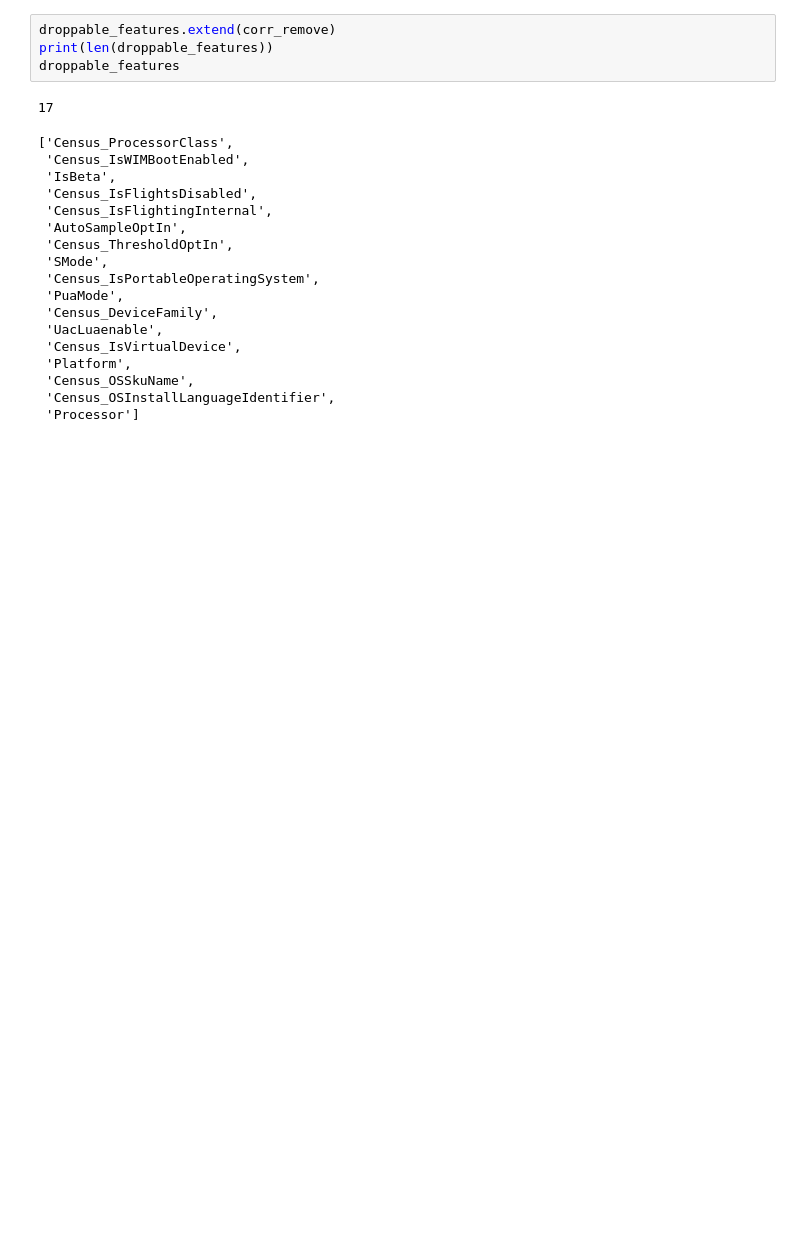
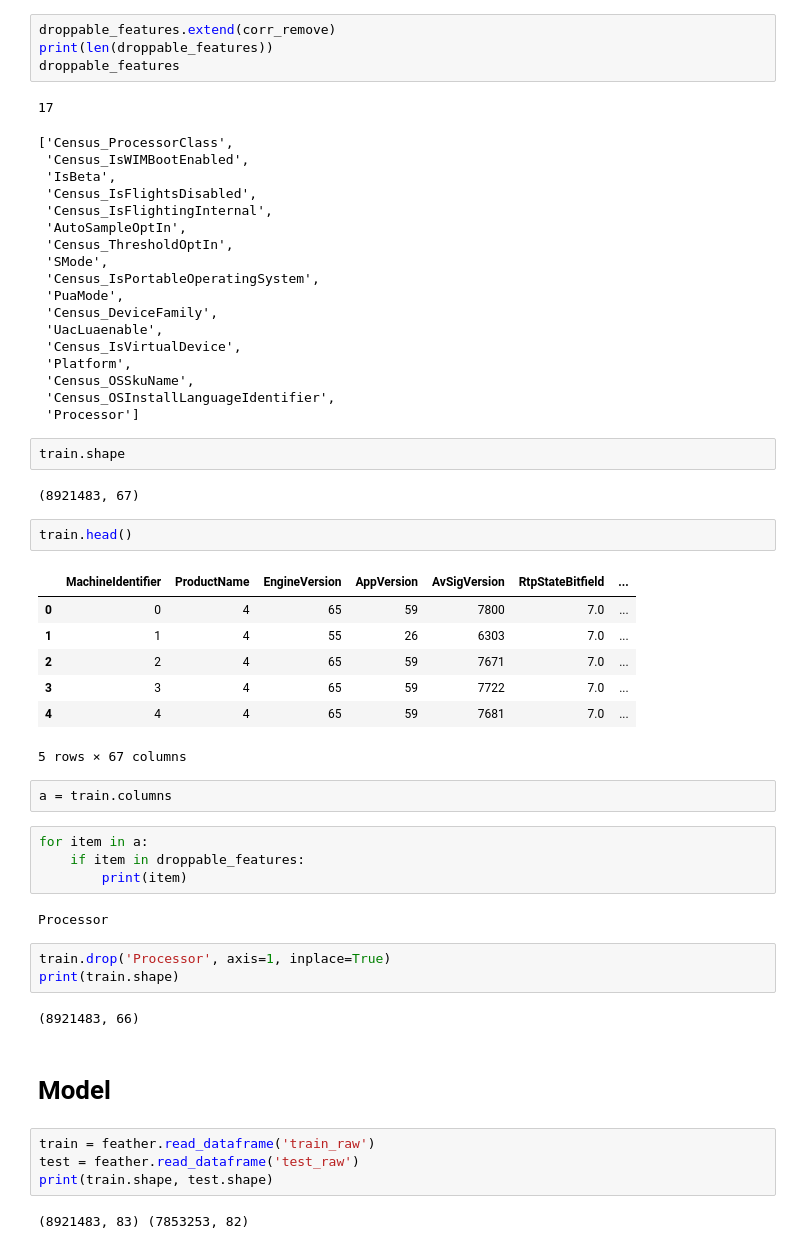
Before and after one commit to ViswanathRavindran/Kaggle-Microsoft, a Jupyter notebook: EDA.ipynb, the cells around one changed output. Saved outputs shown, nothing was run; the diff lists cells and outputs as text; blank space fills up the shorter version.

```diff
--- a/EDA.ipynb
+++ b/EDA.ipynb
@@ -255,3 +264,38 @@ droppable_features
  'Census_OSSkuName',
  'Census_OSInstallLanguageIdentifier',
  'Processor']
+# %%
+train.shape
+# %% [output]
+(8921483, 67)
+# %%
+train.head()
+# %% [output]
+|  | MachineIdentifier | ProductName | EngineVersion | AppVersion | AvSigVersion | RtpStateBitfield | ... |
+| 0 | 0 | 4 | 65 | 59 | 7800 | 7.0 | ... |
+| 1 | 1 | 4 | 55 | 26 | 6303 | 7.0 | ... |
+| 2 | 2 | 4 | 65 | 59 | 7671 | 7.0 | ... |
+| 3 | 3 | 4 | 65 | 59 | 7722 | 7.0 | ... |
+| 4 | 4 | 4 | 65 | 59 | 7681 | 7.0 | ... |
+5 rows × 67 columns
+# %%
+a = train.columns
+# %%
+for item in a:
+    if item in droppable_features:
+        print(item)
+# %% [output]
+Processor
+# %%
+train.drop('Processor', axis=1, inplace=True)
+print(train.shape)
+# %% [output]
+(8921483, 66)
+# %% [markdown]
+# Model
+# %%
+train = feather.read_dataframe('train_raw')
+test = feather.read_dataframe('test_raw')
+print(train.shape, test.shape)
+# %% [output]
+(8921483, 83) (7853253, 82)
```
Also changed, not shown: parts of 19 cells of this notebook, 1 other file.
